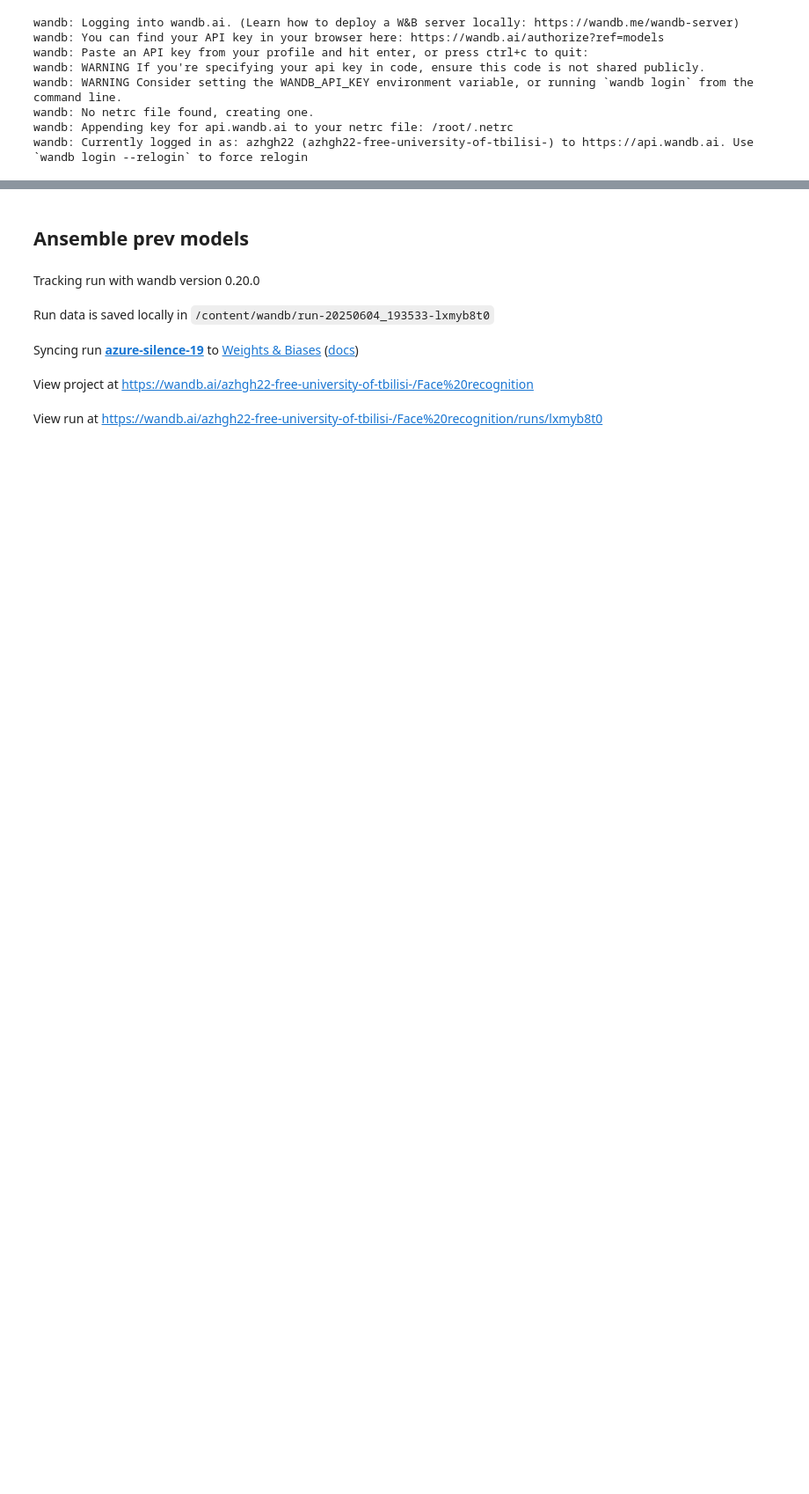
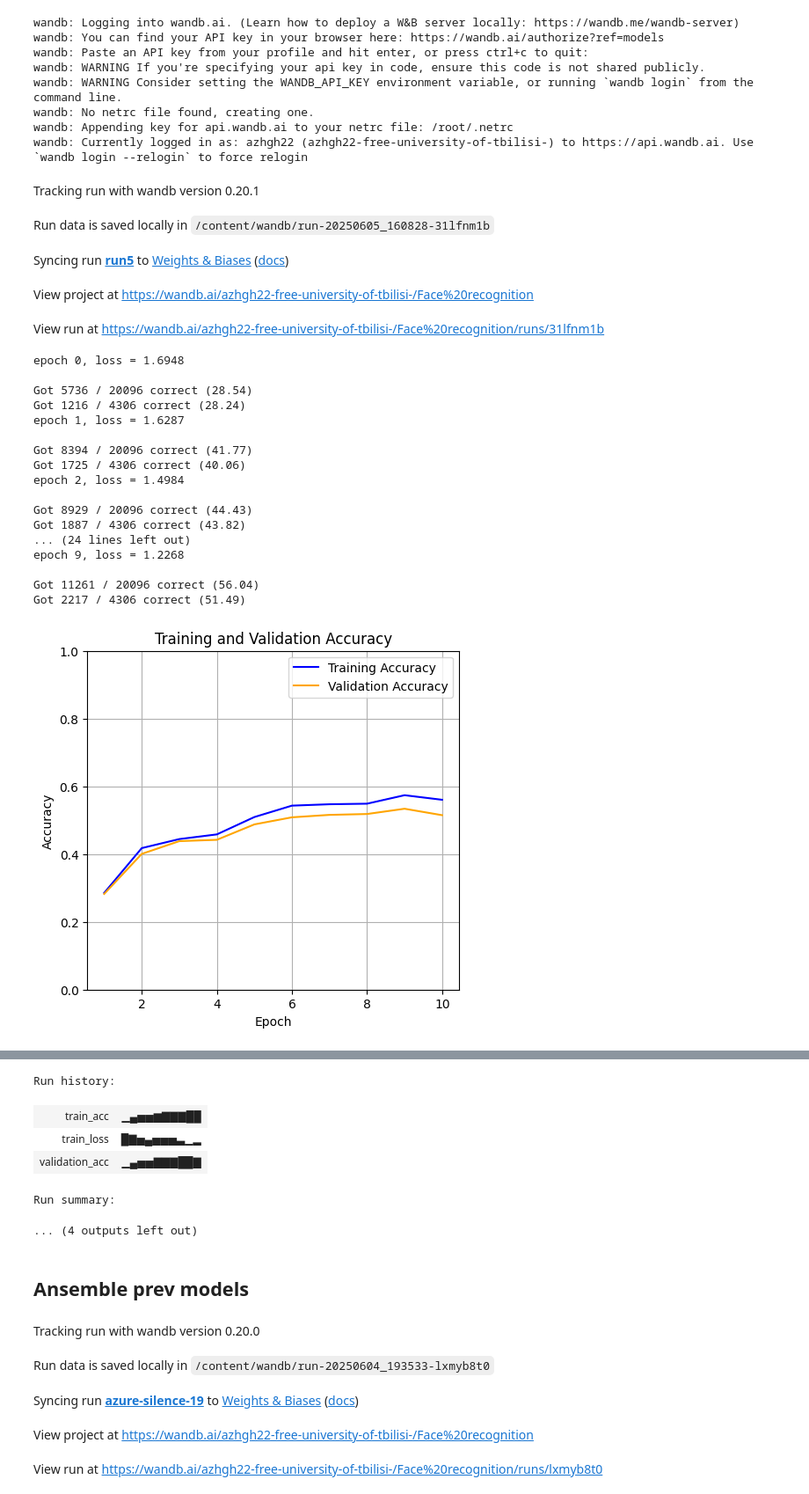
Before and after one commit to azhgh22/ML04_Facial_Expression_Recognition_Challenge, a Jupyter notebook: model.ipynb, the cells around one changed output, grey strips where cells are left out. Shown: that part at 88% size. Saved outputs shown, nothing was run; the diff lists cells and outputs as text; code cells hidden in the pictures; blank space fills up the shorter version.

```diff
--- a/model.ipynb
+++ b/model.ipynb
@@ -140,7 +152,7 @@ for i in range(2):
 # %% [markdown]
 ## **Hyperparameters**
 # %%
-LR = 1e-4
+LR = 1e-3
 BATCH_SIZE = 128
 EPOCHS = 10
 N_CLASSES = 7
@@ -396,10 +432,10 @@ wandb: Currently logged in as: azhgh22 (azhgh22-free-university-of-tbilisi-) to
 import random
 import wandb
 
-LR = 1e-4
-BATCH_SIZE = 256
-EPOCHS = 10
-N_CLASSES = 7
+# LR = 1e-4
+# BATCH_SIZE = 256
+# EPOCHS = 10
+# N_CLASSES = 7
 
 config = {
     "learning_rate": LR,
@@ -408,10 +444,13 @@ config = {
     "architecture": "CNN",
     "optimizer" : "Adam",
     "loss function" : "Cross-entropy loss",
-    "architecture" : "run4",
+    "architecture" : "run5",
     "batchnorm" : "yes",
-    "drop out" : 0.6,
-    "weight_decay" : 10**-4
+    "drop out" : 0.5,
+    "weight_decay" : 10**-3,
+    "RandomHorizontalFlip": "yes",
+    "RandomRotation": "yes",
+    "RandomAffine": "yes"
 }
 
 # Start a new wandb run to track this script.
@@ -425,21 +464,7 @@ run = wandb.init(
     name=config["architecture"]
 )
 
-model = nn.Sequential(
-    nn.Conv2d(1,32,kernel_size=3,padding=1,stride=1),
-    nn.ReLU(),
-    nn.BatchNorm2d(32),
-    nn.Dropout(config['drop out']),
-    nn.Conv2d(32,64,kernel_size=3,padding=1,stride=1),
-    nn.ReLU(),
-    nn.BatchNorm2d(64),
-    nn.MaxPool2d(kernel_size=2,stride=2),
-    nn.Flatten(),
-    nn.Linear(24*24*64,128),
-    nn.ReLU(),
-    nn.Dropout(config['drop out']),
-    nn.Linear(128,N_CLASSES)
-).cuda()
+model = EmotionNet().cuda()
 
 optimizer = Adam(model.parameters(), lr=LR,weight_decay=config['weight_decay'])
 criterion = nn.CrossEntropyLoss()
@@ -451,7 +476,7 @@ for i in range(1,EPOCHS+1):
   run.log({"validation_acc": val_epoch_evol_acc[i-1]},step=i)
   run.log({"train_loss" : train_epoch_evol_loss[i-1]},step=i)
 
-epochs_range = range(1, 15 + 1) # x-axis for epochs, starting from 1
+epochs_range = range(1, 10 + 1) # x-axis for epochs, starting from 1
 plt.figure(figsize=(12, 5)) # Create a figure with a good size
 
 # Plot Training & Validation Accuracy
@@ -464,30 +489,54 @@ plt.ylabel('Accuracy')
 plt.legend()
 plt.grid(True)
 plt.ylim(0, 1) # Accuracy typically ranges from 0 to 1
 
 plt.savefig("val_train_accuracy.png")
 
 # plot train loss
 plt.figure(figsize=(12, 5)) # Create a figure with a good size
 
 # Plot Training & Validation Accuracy
 plt.subplot(1, 2, 2) # 1 row, 2 columns, 2nd plot
 plt.plot(epochs_range, train_epoch_evol_loss, label='Training Loss', color='red')
 plt.title('Training Loss')
 plt.xlabel('Epoch')
 plt.ylabel('Loss')
 plt.legend()
 plt.grid(True)
 
 plt.tight_layout() # Adjust subplot parameters for a tight layout
 plt.show() # Display the plot
 plt.savefig("train_loss.png")
 
 run.log({"Training val Curves": wandb.Image("val_train_accuracy.png")})
 run.log({"Training loss": wandb.Image("train_loss.png")})
 
 torch.save(model.state_dict(), f'{config["architecture"]}.pt')
 run.save(f'{config["architecture"]}.pt')
 
 # Finish the run and upload any remaining data.
 run.finish()
+# %% [output]
+Tracking run with wandb version 0.20.1
+Run data is saved locally in /content/wandb/run-20250605_160828-31lfnm1b
+Syncing run run5 to Weights & Biases (docs)
+View project at https://wandb.ai/azhgh22-free-university-of-tbilisi-/Face%20recognition
+View run at https://wandb.ai/azhgh22-free-university-of-tbilisi-/Face%20recognition/runs/31lfnm1b
+epoch 0, loss = 1.6948
+
+Got 5736 / 20096 correct (28.54)
+Got 1216 / 4306 correct (28.24)
+epoch 1, loss = 1.6287
+
+Got 8394 / 20096 correct (41.77)
+Got 1725 / 4306 correct (40.06)
+epoch 2, loss = 1.4984
+
+Got 8929 / 20096 correct (44.43)
+Got 1887 / 4306 correct (43.82)
+... (24 lines left out)
+epoch 9, loss = 1.2268
+
+Got 11261 / 20096 correct (56.04)
+Got 2217 / 4306 correct (51.49)
+[figure, added]
@@ -494,3 +545,9 @@ run.finish()
+Run history:
+| train_acc | ▁▄▅▅▆▇▇▇██ |
+| train_loss | █▇▅▄▅▅▅▃▁▂ |
+| validation_acc | ▁▄▅▅▇▇▇██▇ |
+Run summary:
+... (4 outputs left out)
 # %% [markdown]
 ## **Ansemble prev models**
 # %%
```
Also changed, not shown: parts of 8 cells of this notebook.
